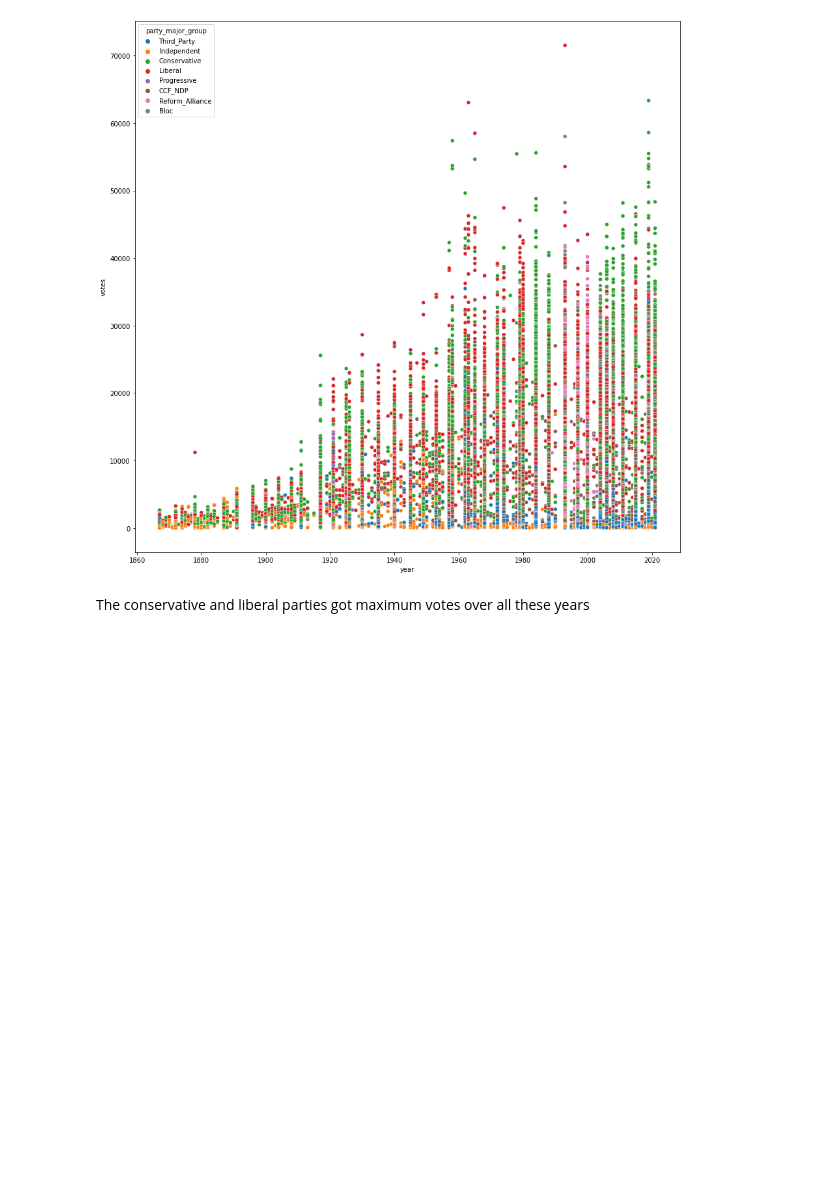
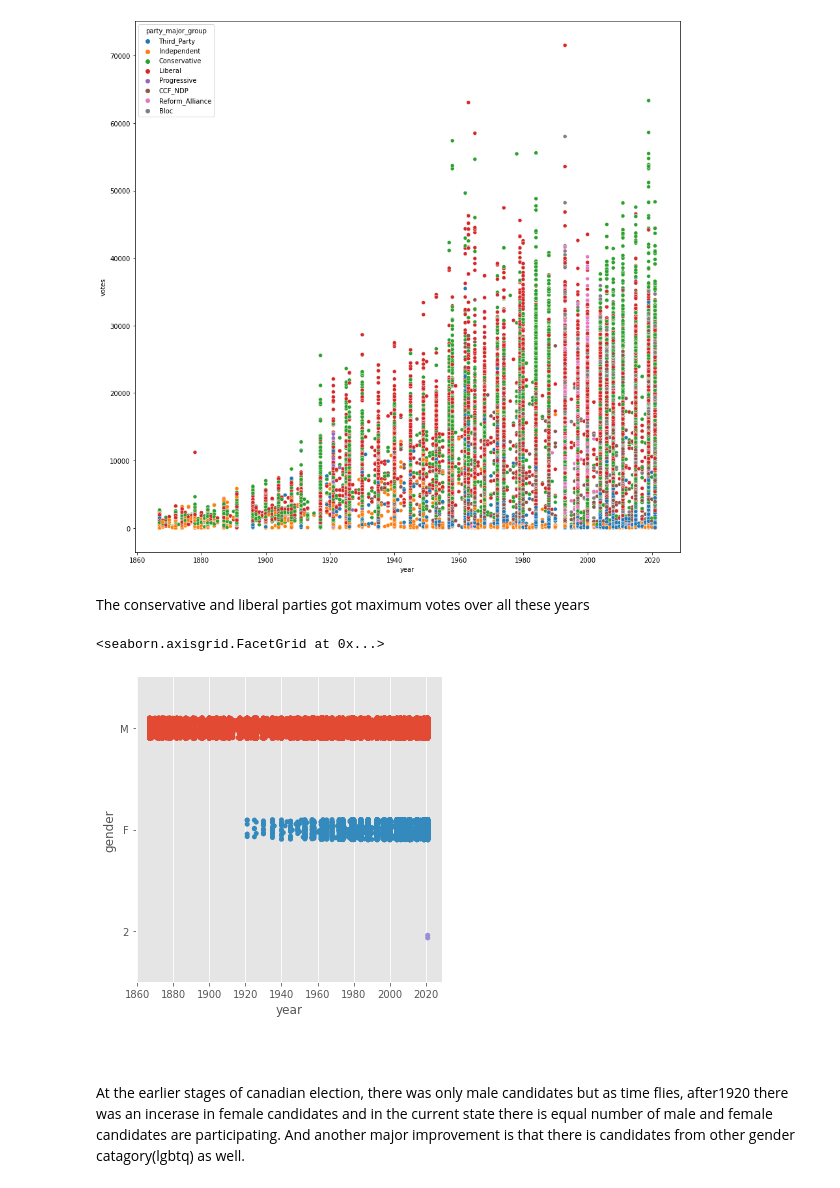
Before and after one commit to DeviAkhil/Canadian_EDA, a Jupyter notebook: Canadian_federal_election_Analysis.ipynb, the cells around one changed output. Saved outputs shown, nothing was run; the diff lists cells and outputs as text; code cells hidden in the pictures; blank space fills up the shorter version.

```diff
--- a/Canadian_federal_election_Analysis.ipynb
+++ b/Canadian_federal_election_Analysis.ipynb
@@ -257,5 +310,12 @@ plt.show()
 [figure]
 # %% [markdown]
 The conservative and liberal parties got maximum votes over all these years
+# %%
+sns.catplot(data=data, x='year',y='gender')
+# %% [output]
+<seaborn.axisgrid.FacetGrid at 0x...>
+[figure, added]
 # %% [markdown]
 ####
+# %% [markdown]
+At the earlier stages of canadian election, there was only male candidates but as time flies, after1920 there was an incerase in female candidates and in the current state there is equal number of male and female candidates are participating. And another major improvement is that there is candidates from other gender catagory(lgbtq) as well.
```
Also changed, not shown: parts of 5 cells of this notebook.
